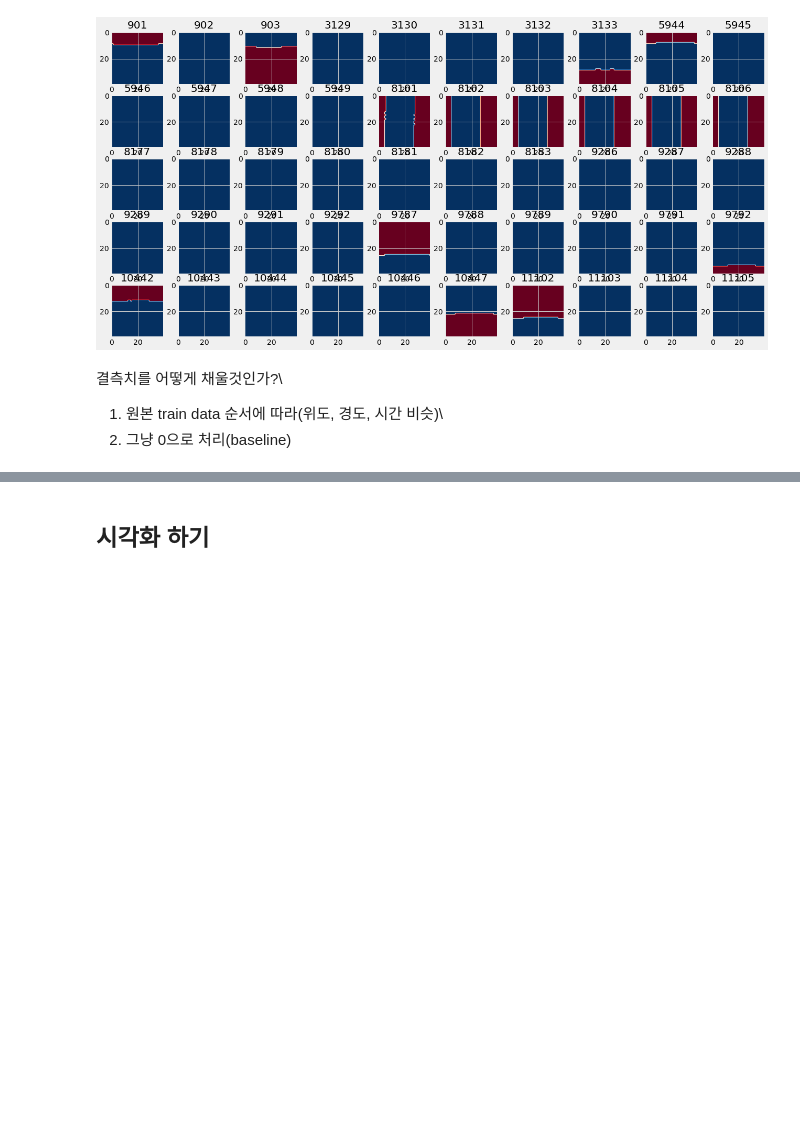
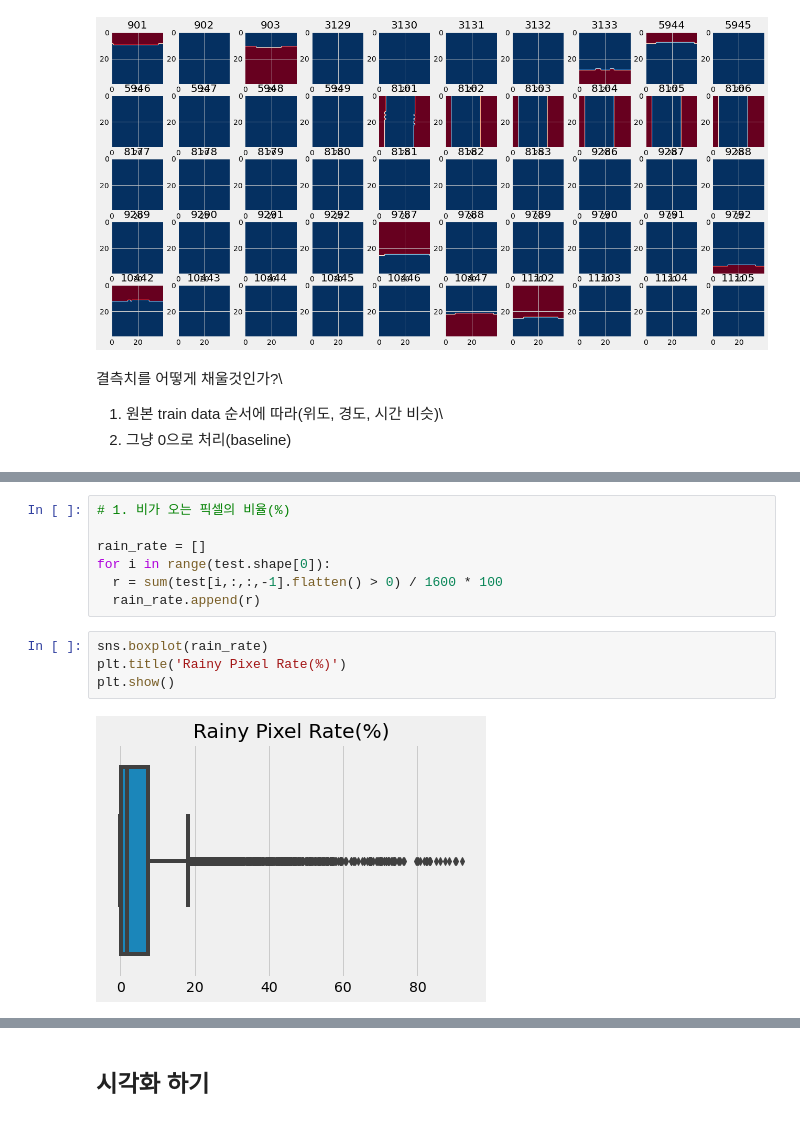
Before and after one commit to deagwon97/dacon-satellite-precipitation, a Jupyter notebook: Dacon_satellite_baseline_bg.ipynb, the cells around one changed output, grey strips where cells are left out. Drawn from its saved outputs; the diff is of its cells as text; blank space fills up the shorter version.

```diff
--- a/Dacon_satellite_baseline_bg.ipynb
+++ b/Dacon_satellite_baseline_bg.ipynb
@@ -177,0 +199,13 @@ plt.show()
+# %%
+# 1. 비가 오는 픽셀의 비율(%)
+
+rain_rate = []
+for i in range(test.shape[0]):
+  r = sum(test[i,:,:,-1].flatten() > 0) / 1600 * 100
+  rain_rate.append(r)
+# %%
+sns.boxplot(rain_rate)
+plt.title('Rainy Pixel Rate(%)')
+plt.show()
+# %% [output]
+[figure, added]
```
Also changed, not shown: parts of 23 cells of this notebook.
